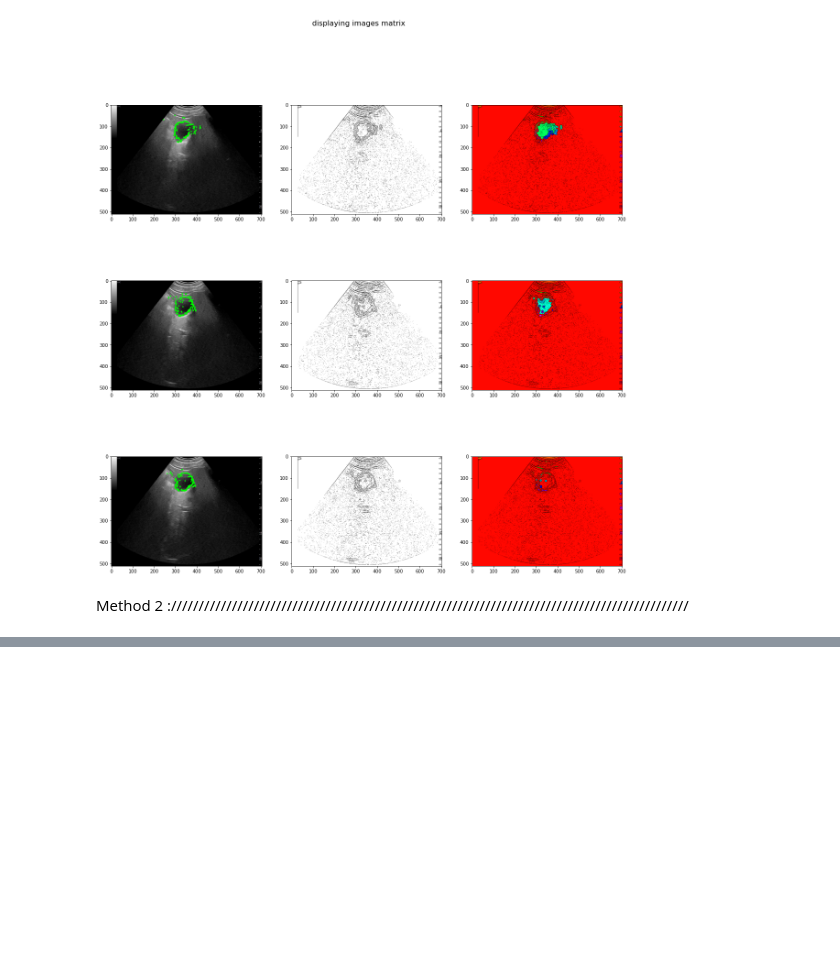
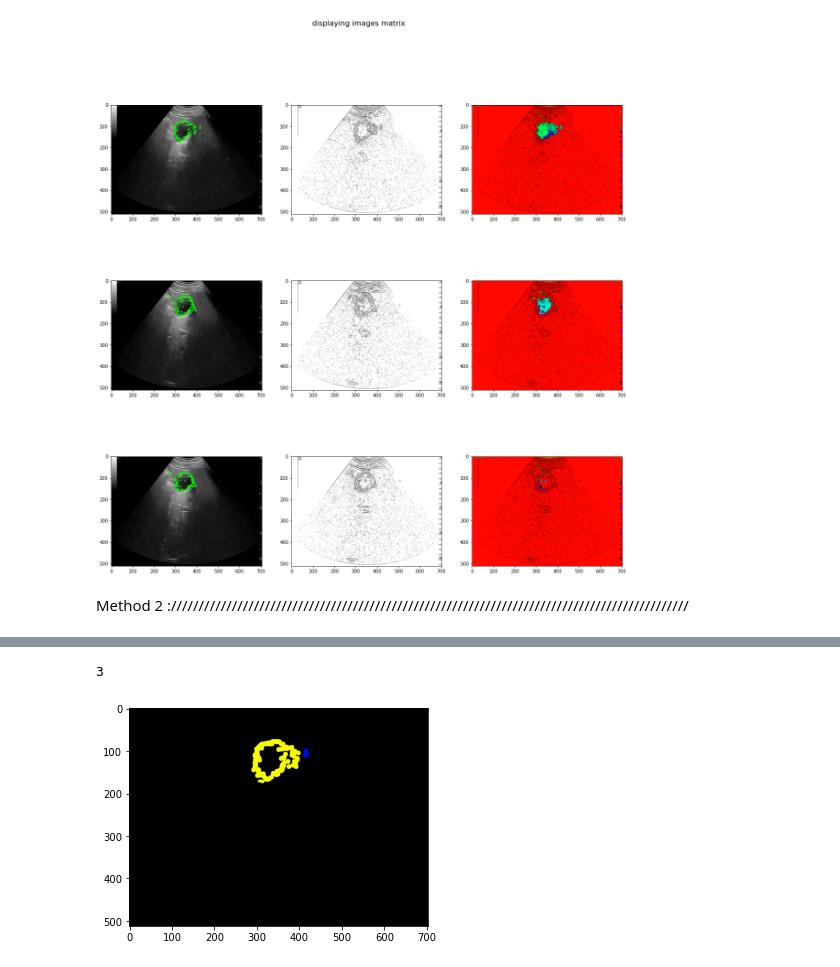
Before and after one commit to yousraBRK/Vesicule_Segmentation_with_ContourRegularisation, a Jupyter notebook: Code.ipynb, the cells around one changed output, grey strips where cells are left out. Cells and saved outputs as stored; diff of their text form; code cells hidden in the pictures; blank space fills up the shorter version.

```diff
--- a/Code.ipynb
+++ b/Code.ipynb
@@ -271,0 +296,9 @@ displayInLine(all_images,NUM_ROWS,IMGs_IN_ROW)
+# %%
+img2=img2.astype(np.uint8)
+nb_labels, labels_im, stats, centroids = cv2.connectedComponentsWithStats(img2, connectivity=8)
+labeled_img = display_components(labels_im)
+plt.imshow(labeled_img)
+print(nb_labels)
+# %% [output]
+3
+[figure, added]
```
Also changed, not shown: parts of 5 cells of this notebook.
